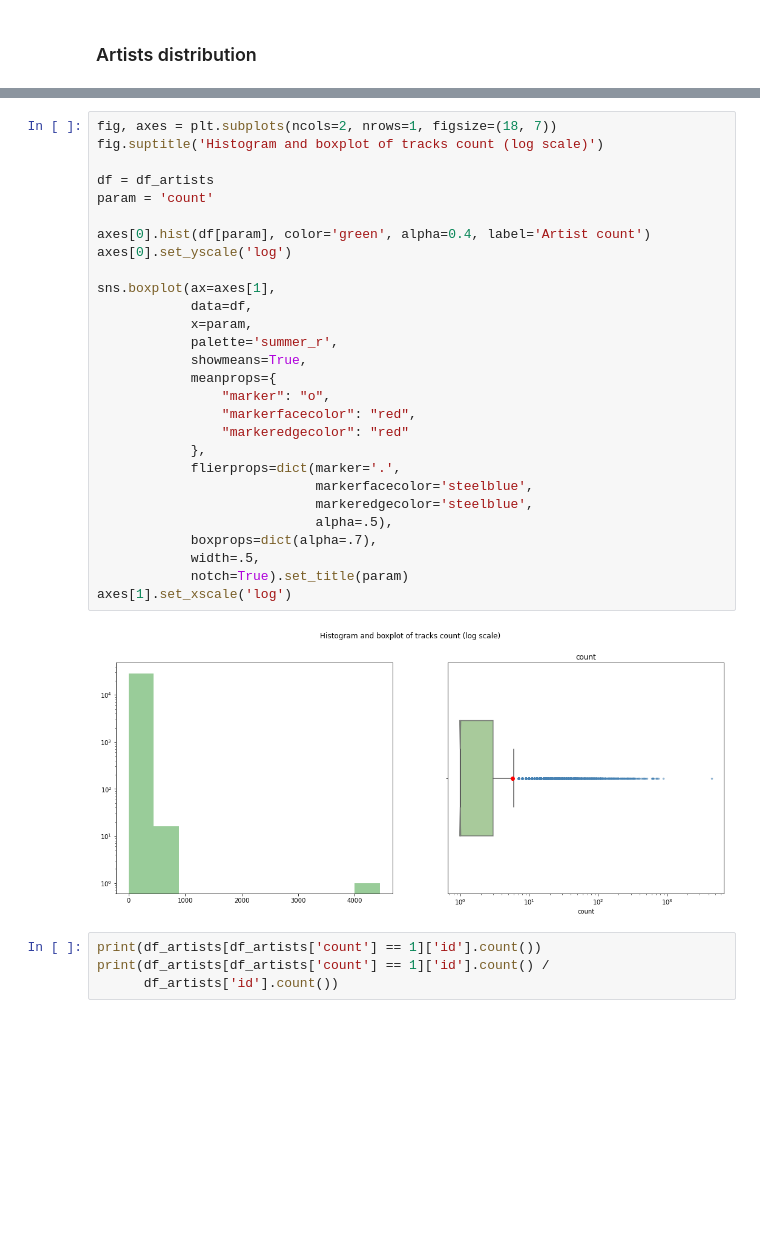
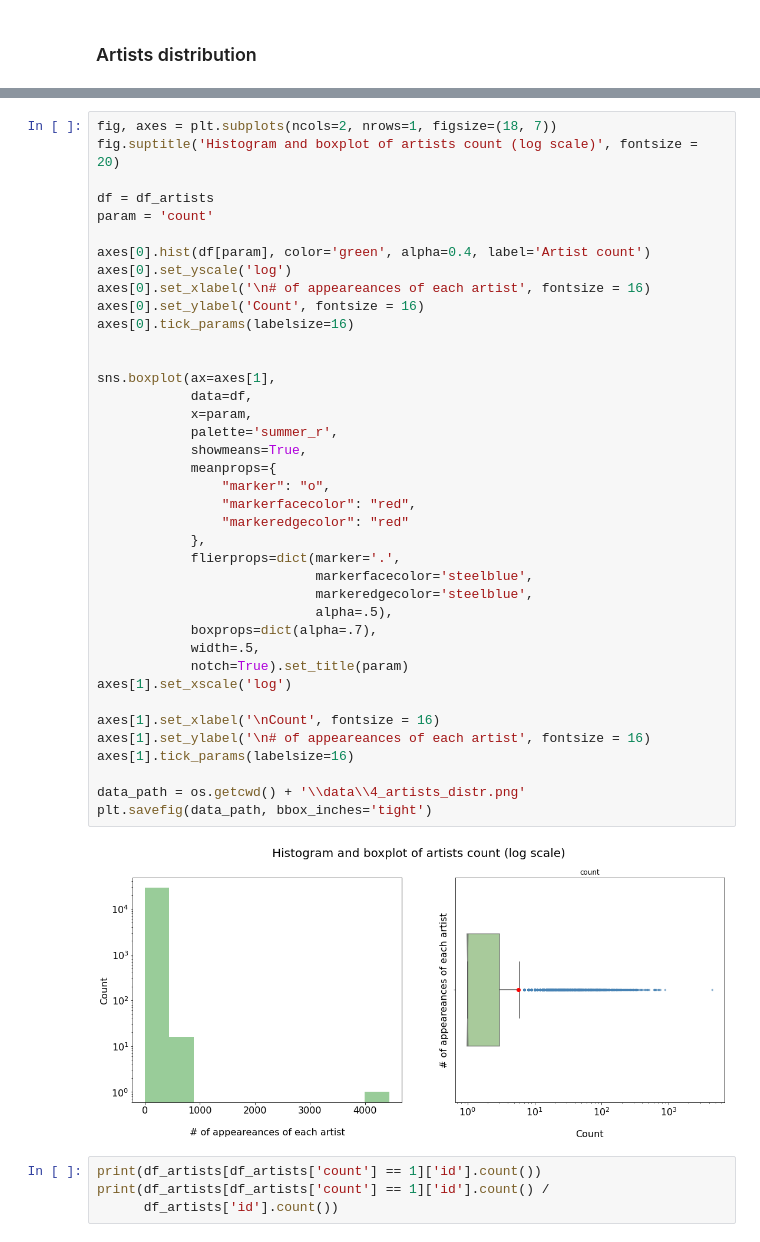
Before and after one commit to MarceloAlvesPereira/Follow_the_beat, a Jupyter notebook: Feel_the_rhythm_3_EDA.ipynb, the cells around one changed output, grey strips where cells are left out. Drawn from its saved outputs; the diff is of its cells as text; blank space fills up the shorter version.

```diff
--- a/Feel_the_rhythm_3_EDA.ipynb
+++ b/Feel_the_rhythm_3_EDA.ipynb
@@ -476,34 +504,45 @@ df_artists.head()
 | 66CXWjxzNUsdJxJ2JdwvnR | 66CXWjxzNUsdJxJ2JdwvnR | Ariana Grande | [3v710gnfGEv6w83ogpB6cY, 3NWlcmwx... | 709 |
 # %%
 fig, axes = plt.subplots(ncols=2, nrows=1, figsize=(18, 7))
-fig.suptitle('Histogram and boxplot of tracks count (log scale)')
+fig.suptitle('Histogram and boxplot of artists count (log scale)', fontsize = 20)
 
 df = df_artists
 param = 'count'
 
 axes[0].hist(df[param], color='green', alpha=0.4, label='Artist count')
 axes[0].set_yscale('log')
+axes[0].set_xlabel('\n# of appeareances of each artist', fontsize = 16)
+axes[0].set_ylabel('Count', fontsize = 16)
+axes[0].tick_params(labelsize=16)
+
 
 sns.boxplot(ax=axes[1],
             data=df,
             x=param,
             palette='summer_r',
             showmeans=True,
             meanprops={
                 "marker": "o",
                 "markerfacecolor": "red",
                 "markeredgecolor": "red"
             },
             flierprops=dict(marker='.',
                             markerfacecolor='steelblue',
                             markeredgecolor='steelblue',
                             alpha=.5),
             boxprops=dict(alpha=.7),
             width=.5,
             notch=True).set_title(param)
 axes[1].set_xscale('log')
+
+axes[1].set_xlabel('\nCount', fontsize = 16)
+axes[1].set_ylabel('\n# of appeareances of each artist', fontsize = 16)
+axes[1].tick_params(labelsize=16)
+
+data_path = os.getcwd() + '\\data\\4_artists_distr.png'
+plt.savefig(data_path, bbox_inches='tight')
 # %% [output]
-[figure, old version]
+[figure, new version]
 # %%
 print(df_artists[df_artists['count'] == 1]['id'].count())
 print(df_artists[df_artists['count'] == 1]['id'].count() /
```
Also changed, not shown: parts of 8 cells of this notebook, 2 other files.
